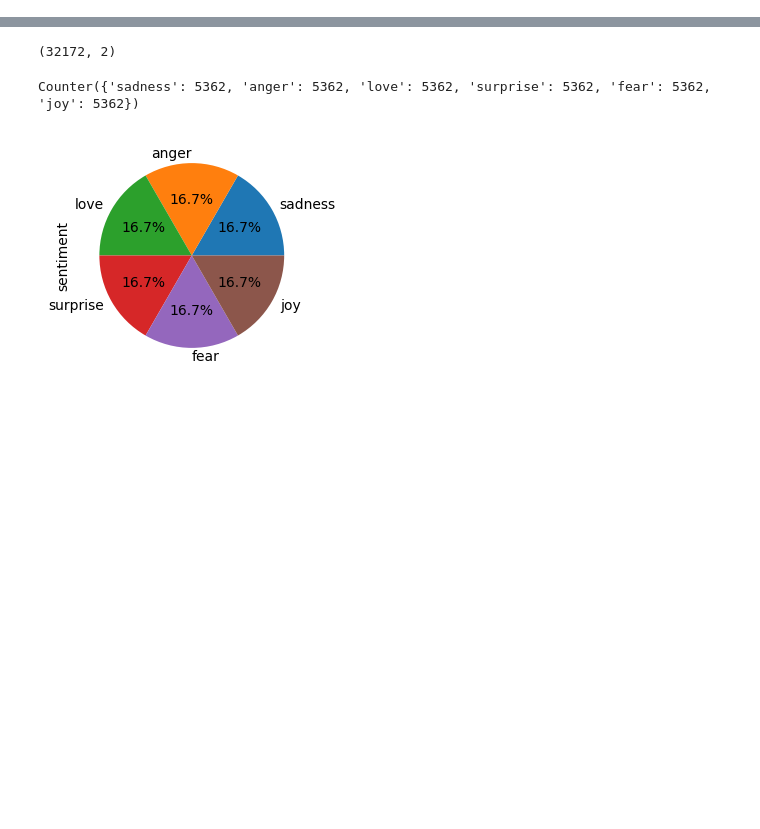
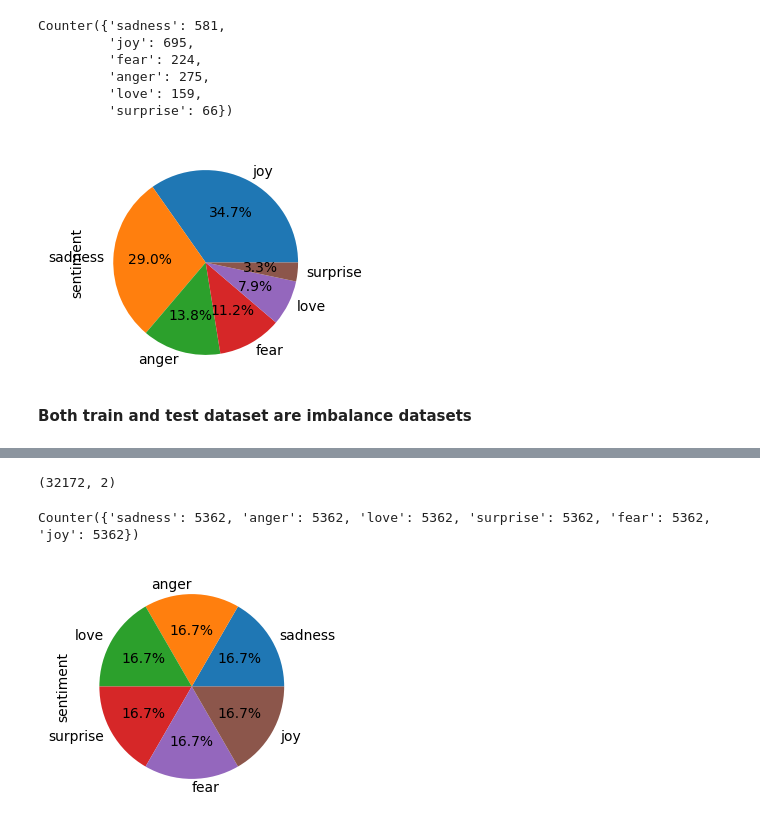
Before and after one commit to hennypurwadi/Classic_ML_Sentiment_Analysis, a Jupyter notebook: 2.Model_Selection_ClassicML.ipynb, the cells around one changed output, grey strips where cells are left out. Drawn from its saved outputs; the diff is of its cells as text; code cells hidden in the pictures; blank space fills up the shorter version.

```diff
--- a/2.Model_Selection_ClassicML.ipynb
+++ b/2.Model_Selection_ClassicML.ipynb
@@ -36,0 +69,3 @@ warnings.filterwarnings("ignore")
+# %%
+test_df = pd.read_csv('/content/drive/MyDrive/DLBBT01/data/a_raw_labeled/test.csv', encoding='utf-8')
+test_df.head()
@@ -36,0 +79,20 @@ warnings.filterwarnings("ignore")
+# %%
+#labeling
+reviews = np.array(test_df['text'])[:]
+labels = np.array(test_df['sentiment'])[:]
+Counter(labels)
+# %% [output]
+Counter({'sadness': 581,
+         'joy': 695,
+         'fear': 224,
+         'anger': 275,
+         'love': 159,
+         'surprise': 66})
+# %%
+label_count = test_df['sentiment'].value_counts()
+plot_users=label_count.plot.pie(autopct='%1.1f%%', figsize=(3, 3))
+plt.rc('axes', unicode_minus=False)
+# %% [output]
+[figure, added]
+# %% [markdown]
+**Both train and test dataset are imbalance datasets**
```
Also changed, not shown: parts of 21 cells of this notebook.
